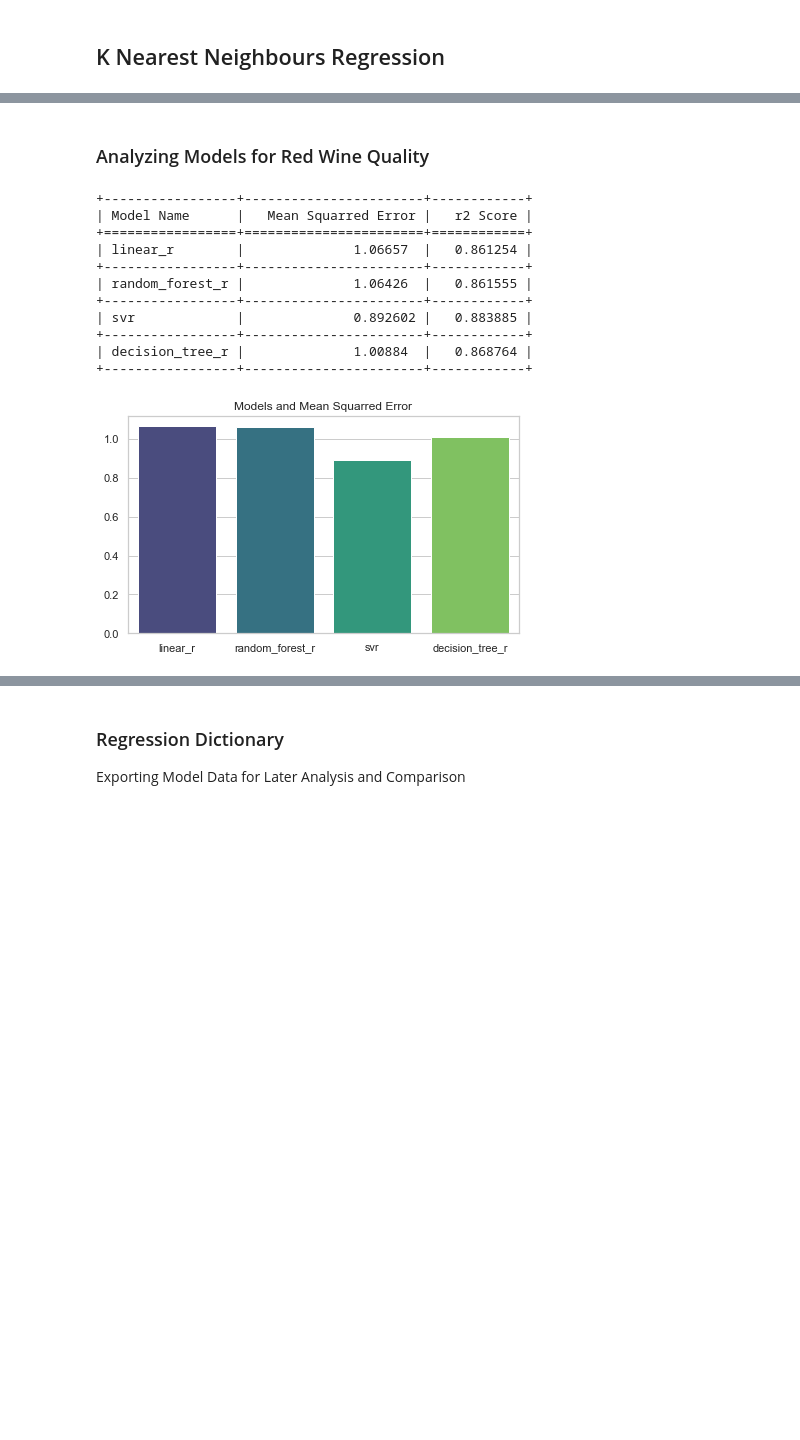
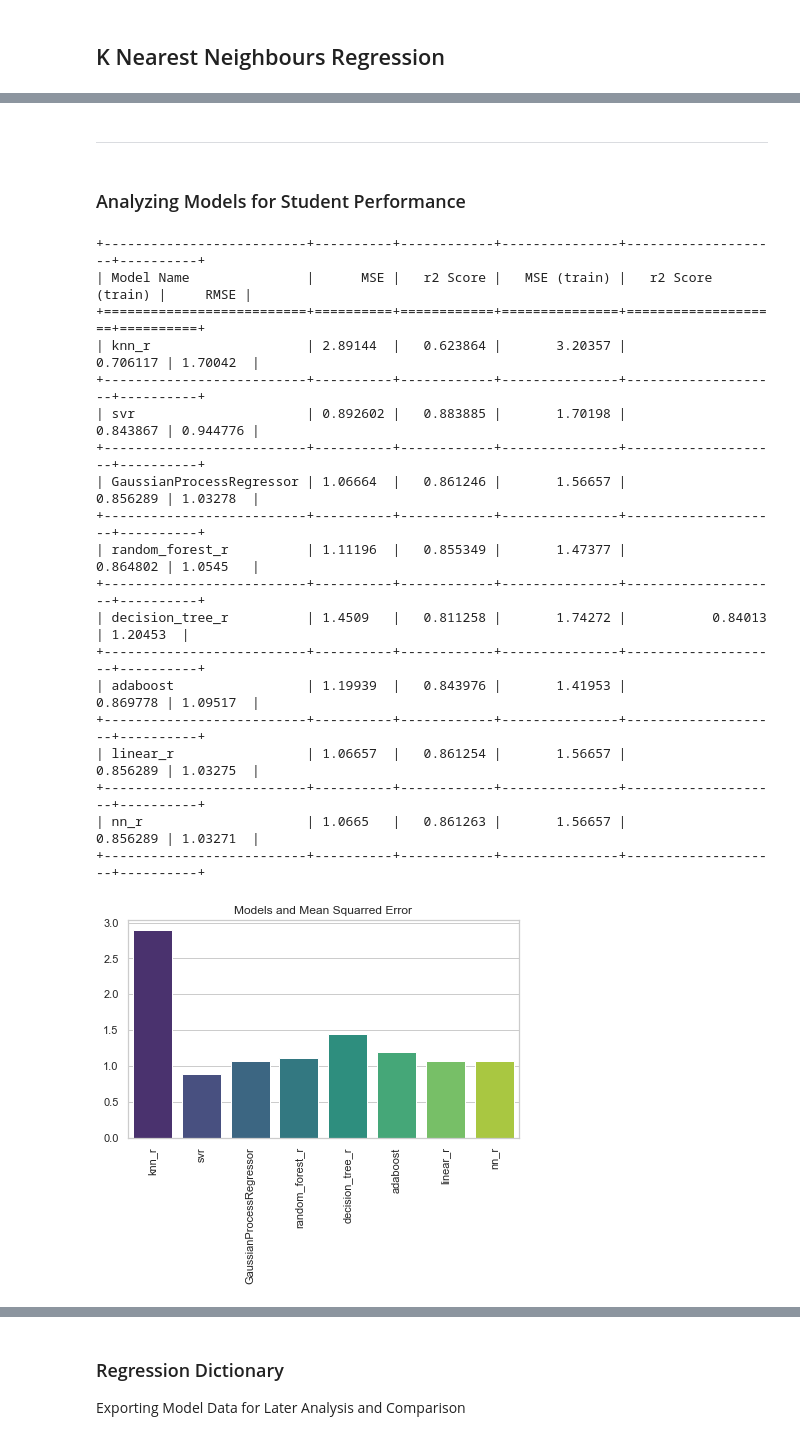
Before and after one commit to Amir-h055/Machine-Learning, a Jupyter notebook: project/Regression/Student_Performance.ipynb, the cells around one changed output, grey strips where cells are left out. Cells and saved outputs as stored; diff of their text form; code cells hidden in the pictures; blank space fills up the shorter version.

```diff
--- a/project/Regression/Student_Performance.ipynb
+++ b/project/Regression/Student_Performance.ipynb
@@ -263,0 +559,19 @@ KNeighborsClassifier(algorithm='kd_tree', leaf_size=41.60843643877466,
+# %%
+nn_r = MLPRegressor()
+# %%
+param_distribution ={'max_iter': range(1000, 2000),
+                     'hidden_layer_sizes': [(scipy.stats.randint(50,1000),scipy.stats.randint(50,1000),scipy.stats.randint(50,1000)), (50,50,50), (50,100,50), (100,)],
+                     'learning_rate':['constant', 'invscaling', 'adaptive'],
+                     'alpha': scipy.stats.reciprocal(0.00001, 0.1),
+                    'solver':["adam",'sgd','lbfgs'],
+                    'activation':["identity",'tanh', "relu", "logistic"],
+
+}
+# %%
+nnr_model = RandomizedSearchCV(nn_r,
+                                         param_distribution ,
+                                         verbose=1, random_state=0,
+                                         cv=5, n_iter=100).fit(X_train,y_train)
+
+
+nnr_model.best_params_
@@ -263,0 +605,3 @@ KNeighborsClassifier(algorithm='kd_tree', leaf_size=41.60843643877466,
+# %%
+student_performance_dict['nn_r'] = {'model':nnr_model, 'hyperparameters':1}
+model_results(student_performance_dict['nn_r'])
@@ -264,37 +626,59 @@ KNeighborsClassifier(algorithm='kd_tree', leaf_size=41.60843643877466,
+# %% [markdown]
+------------
 # %% [markdown]
-### Analyzing Models for Red Wine Quality
+### Analyzing Models for Student Performance
 # %%
 def cross_checking_model_results(dictionary):
-    table = [["Model Name", "Mean Squarred Error", "r2 Score"]]
+    table = [["Model Name", "MSE", "r2 Score","MSE (train)", "r2 Score (train)" , "RMSE"]]
     x_models = []
     y_mse = []
     y_r2 = []
+    y_mse_trn = []
+    y_r2_trn = []
+    y_rmse = []
 
     for model_key in MODELS:
-        table.append([model_key, dictionary[model_key]['mse'], dictionary[model_key]['r2']])
+        table.append([model_key, dictionary[model_key]['mse'], dictionary[model_key]['r2'],
+                                 dictionary[model_key]['mse_trn'], dictionary[model_key]['r2_trn'],
+                                                         dictionary[model_key]['rmse']            ])
         x_models.append(model_key)
         y_mse.append(dictionary[model_key]['mse'])
         y_r2.append(dictionary[model_key]['r2'])
+        y_mse_trn.append(dictionary[model_key]['mse_trn'])
+        y_r2_trn.append(dictionary[model_key]['r2_trn'])
+        y_rmse.append(dictionary[model_key]['rmse'])
     print(tabulate(table, headers='firstrow', tablefmt='grid'))
 
     sns.set_theme(style="whitegrid")
     plt.figure(figsize=(7,4))
-    ax1 = sns.barplot(x=x_models, y=y_mse, palette="viridis").set_title('Models and Mean Squarred Error')
+    ax1 = sns.barplot(x=x_models, y=y_mse, palette="viridis")
+    ax1.set_title('Models and Mean Squarred Error')
+    ax1.set_xticklabels(labels=x_models, rotation=90)
     plt.figure(figsize=(7,4))
-    ax2 = sns.barplot(x=x_models, y=y_r2, palette="viridis").set_title('Models and r2 Score')
+    ax2 = sns.barplot(x=x_models, y=y_r2, palette="viridis")
+    ax2.set_title('Models and r2 Score')
+    ax2.set_xticklabels(labels=x_models, rotation=90)
 
 
 cross_checking_model_results(student_performance_dict)
 # %% [output]
-+-----------------+-----------------------+------------+
-| Model Name      |   Mean Squarred Error |   r2 Score |
-+=================+=======================+============+
-| linear_r        |              1.06657  |   0.861254 |
-+-----------------+-----------------------+------------+
-| random_forest_r |              1.06426  |   0.861555 |
-+-----------------+-----------------------+------------+
-| svr             |              0.892602 |   0.883885 |
-+-----------------+-----------------------+------------+
-| decision_tree_r |              1.00884  |   0.868764 |
-+-----------------+-----------------------+------------+
++--------------------------+----------+------------+---------------+--------------------+----------+
+| Model Name               |      MSE |   r2 Score |   MSE (train) |   r2 Score (train) |     RMSE |
++==========================+==========+============+===============+====================+==========+
+| knn_r                    | 2.89144  |   0.623864 |       3.20357 |           0.706117 | 1.70042  |
++--------------------------+----------+------------+---------------+--------------------+----------+
+| svr                      | 0.892602 |   0.883885 |       1.70198 |           0.843867 | 0.944776 |
++--------------------------+----------+------------+---------------+--------------------+----------+
+| GaussianProcessRegressor | 1.06664  |   0.861246 |       1.56657 |           0.856289 | 1.03278  |
++--------------------------+----------+------------+---------------+--------------------+----------+
+| random_forest_r          | 1.11196  |   0.855349 |       1.47377 |           0.864802 | 1.0545   |
++--------------------------+----------+------------+---------------+--------------------+----------+
+| decision_tree_r          | 1.4509   |   0.811258 |       1.74272 |           0.84013  | 1.20453  |
++--------------------------+----------+------------+---------------+--------------------+----------+
+| adaboost                 | 1.19939  |   0.843976 |       1.41953 |           0.869778 | 1.09517  |
++--------------------------+----------+------------+---------------+--------------------+----------+
+| linear_r                 | 1.06657  |   0.861254 |       1.56657 |           0.856289 | 1.03275  |
++--------------------------+----------+------------+---------------+--------------------+----------+
+| nn_r                     | 1.0665   |   0.861263 |       1.56657 |           0.856289 | 1.03271  |
++--------------------------+----------+------------+---------------+--------------------+----------+
-[figure, old version]
+[figure, new version]
```
Also changed, not shown: parts of 48 cells of this notebook.
